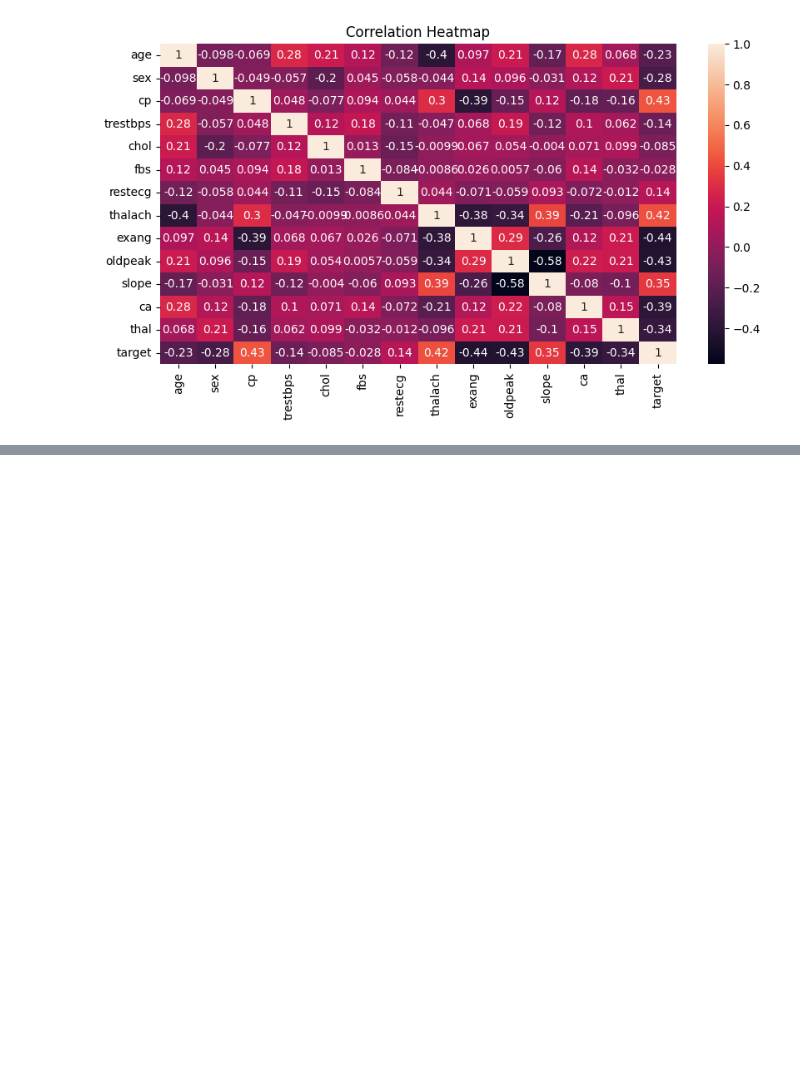
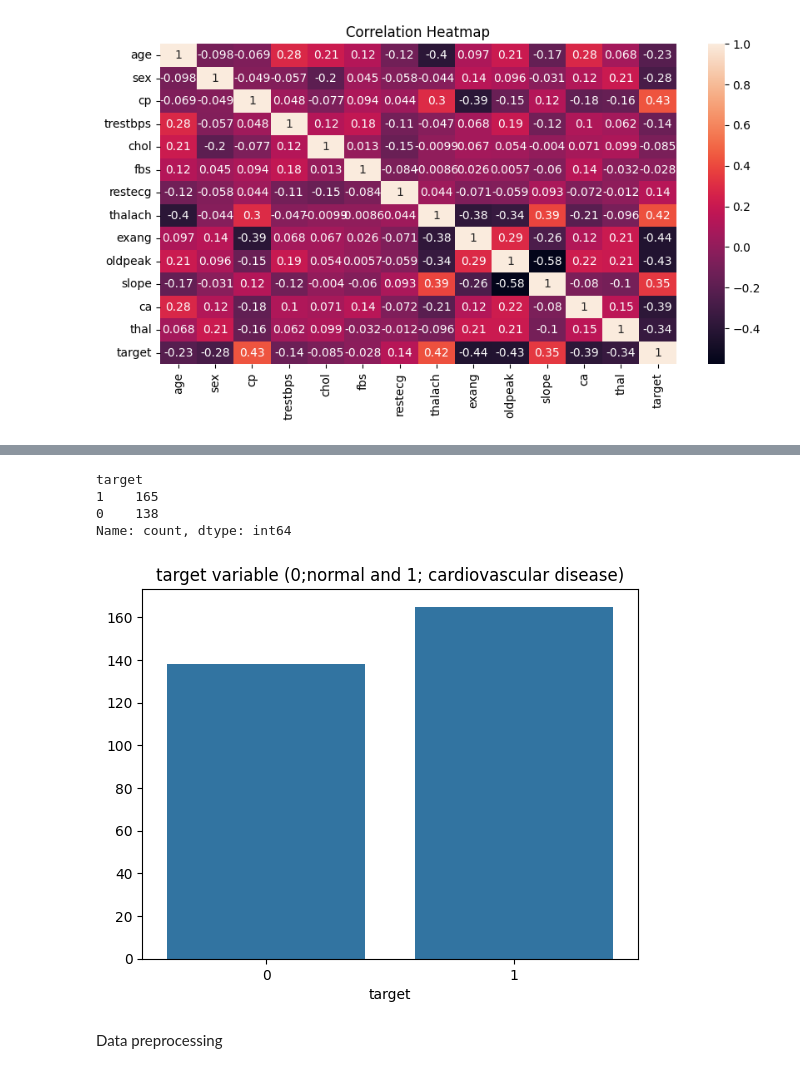
Before and after one commit to Teegee2000/cardiovascular-disease-predictions-leveraging-supervised-and-ensemble-machine-learning-models, a Jupyter notebook: cardiovascular_disease_(secondary_data).ipynb, the cells around one changed output, grey strips where cells are left out. Drawn from its saved outputs; the diff is of its cells as text; code cells hidden in the pictures; blank space fills up the shorter version.

```diff
--- a/cardiovascular_disease_(secondary_data).ipynb
+++ b/cardiovascular_disease_(secondary_data).ipynb
@@ -112,0 +168,14 @@ plt.show()
+# %%
+## target variable
+target_count=df['target'].value_counts()
+sns.barplot(x=df['target'].value_counts().index,y=df['target'].value_counts().values)
+plt.title('target variable (0;normal and 1; cardiovascular disease)')
+print(target_count)
+# %% [output]
+target
+1    165
+0    138
+Name: count, dtype: int64
+[figure, added]
+# %% [markdown]
+Data preprocessing
```
Also changed, not shown: parts of 22 cells of this notebook.
